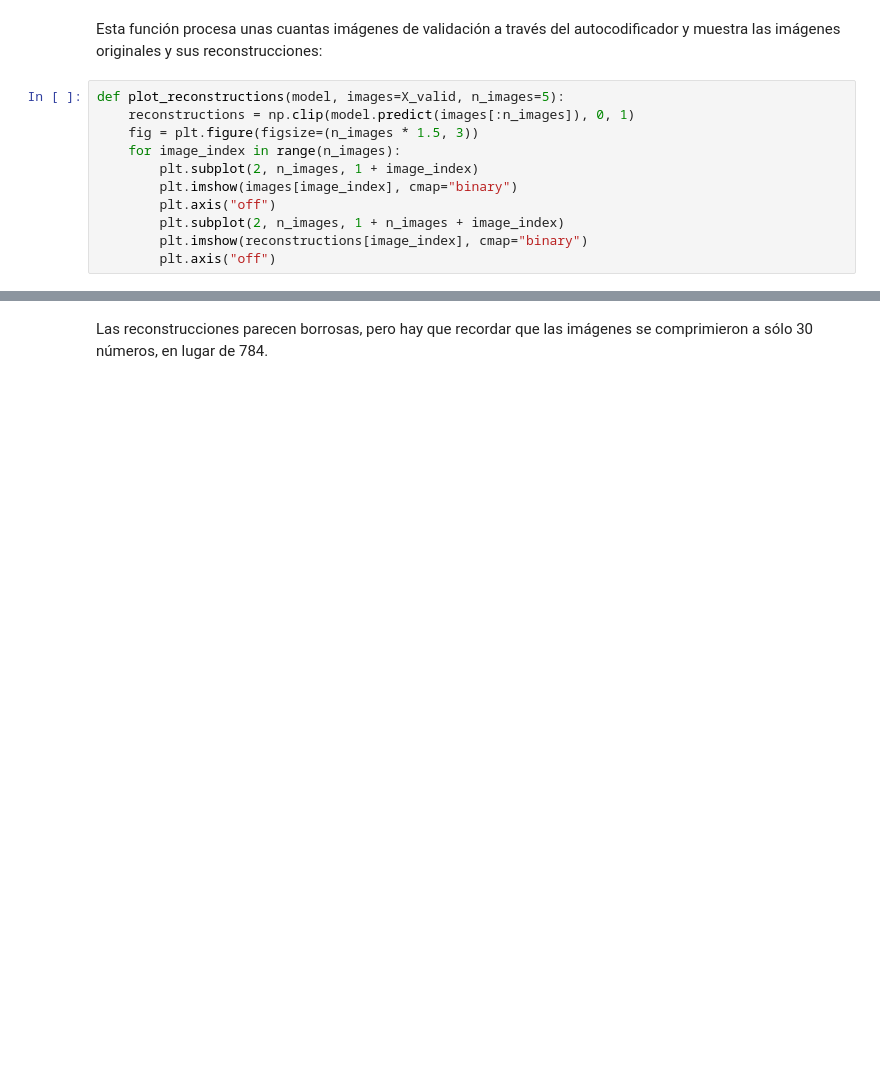
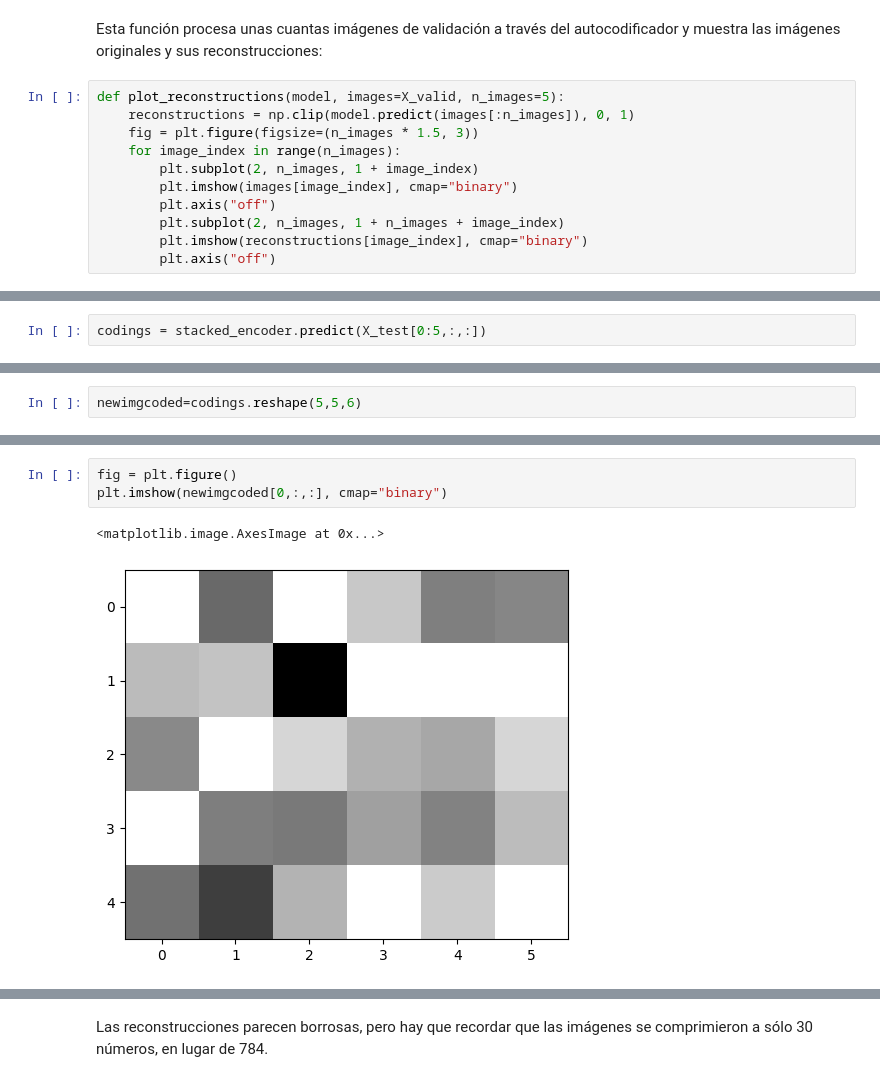
Before and after one commit to marcoteran/dl, a Jupyter notebook: notebooks/4.1_deeplearning_generativeadversialnetworks_SOL.ipynb, the cells around one changed output, grey strips where cells are left out. Saved outputs shown, nothing was run; the diff lists cells and outputs as text; blank space fills up the shorter version.

```diff
--- a/notebooks/4.1_deeplearning_generativeadversialnetworks_SOL.ipynb
+++ b/notebooks/4.1_deeplearning_generativeadversialnetworks_SOL.ipynb
@@ -196,0 +192,2 @@ plt.show()
+# %%
+codings = stacked_encoder.predict(X_test[0:5,:,:])
@@ -196,0 +200,2 @@ plt.show()
+# %%
+newimgcoded=codings.reshape(5,5,6)
@@ -196,0 +219,6 @@ plt.show()
+# %%
+fig = plt.figure()
+plt.imshow(newimgcoded[0,:,:], cmap="binary")
+# %% [output]
+<matplotlib.image.AxesImage at 0x...>
+[figure, added]
```
Also changed, not shown: parts of 43 cells of this notebook, 1 other file.
